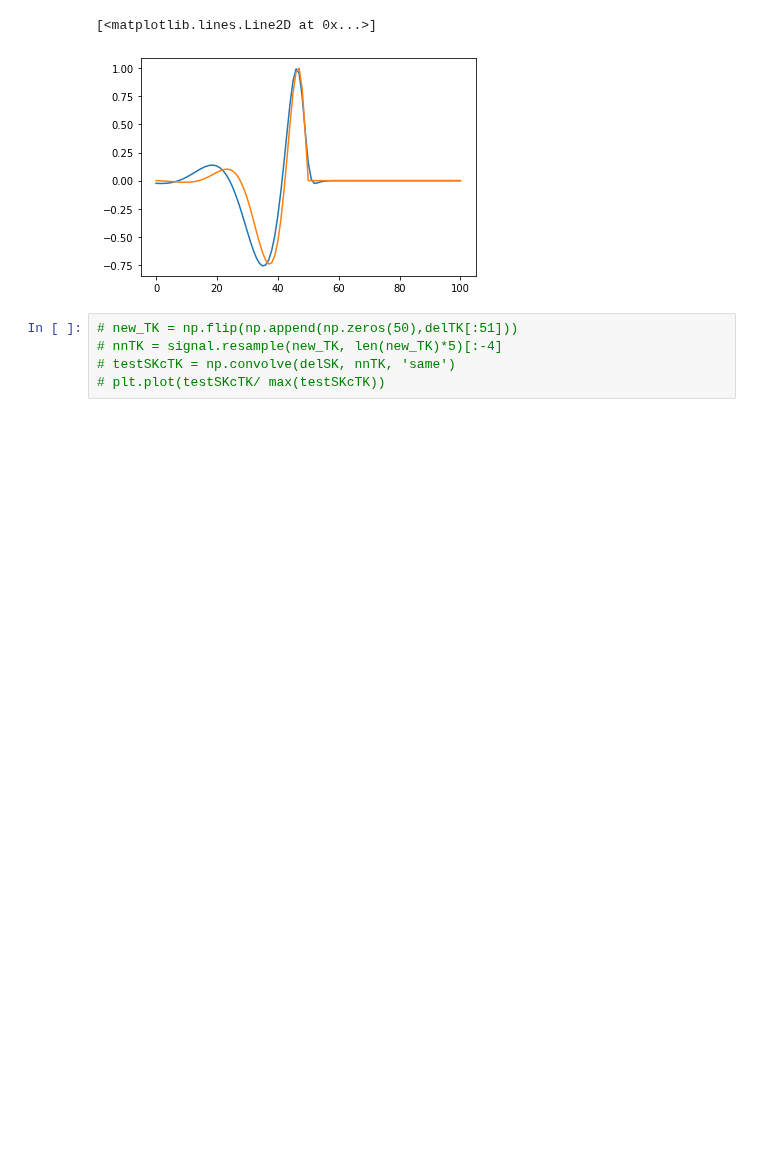
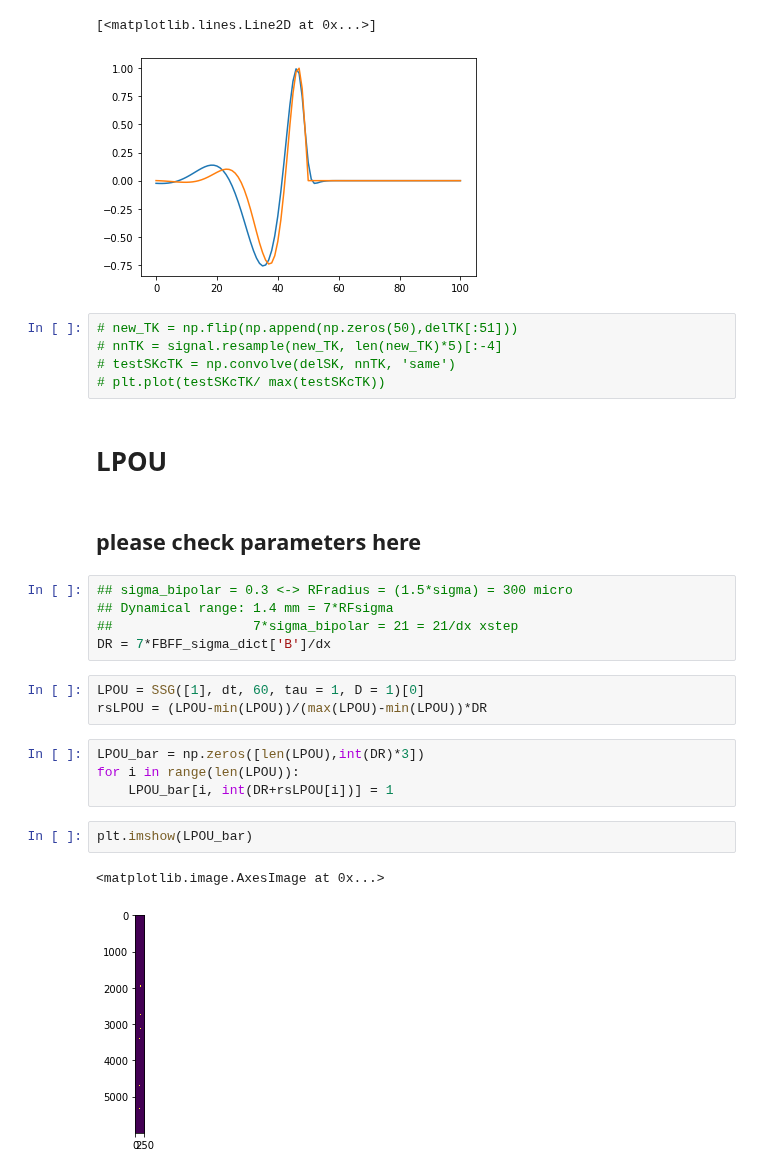
Before and after one commit to llincooi/retina_python, a Jupyter notebook: MB_FB_model/Show_spatial_filter (2D crosscorrelation)-RF-delta-Copy3.ipynb, the cells around one changed output. Saved outputs shown, nothing was run; the diff lists cells and outputs as text; blank space fills up the shorter version.

```diff
--- a/MB_FB_model/Show_spatial_filter (2D crosscorrelation)-RF-delta-Copy3.ipynb
+++ b/MB_FB_model/Show_spatial_filter (2D crosscorrelation)-RF-delta-Copy3.ipynb
@@ -574,3 +526,24 @@ plt.plot(new_TK/max(new_TK))
 # nnTK = signal.resample(new_TK, len(new_TK)*5)[:-4]
 # testSKcTK = np.convolve(delSK, nnTK, 'same')
 # plt.plot(testSKcTK/ max(testSKcTK))
+# %% [markdown]
+# LPOU
+# %% [markdown]
+## please check parameters here
+# %%
+## sigma_bipolar = 0.3 <-> RFradius = (1.5*sigma) = 300 micro
+## Dynamical range: 1.4 mm = 7*RFsigma
+##                  7*sigma_bipolar = 21 = 21/dx xstep
+DR = 7*FBFF_sigma_dict['B']/dx
+# %%
+LPOU = SSG([1], dt, 60, tau = 1, D = 1)[0]
+rsLPOU = (LPOU-min(LPOU))/(max(LPOU)-min(LPOU))*DR
+# %%
+LPOU_bar = np.zeros([len(LPOU),int(DR)*3])
+for i in range(len(LPOU)):
+    LPOU_bar[i, int(DR+rsLPOU[i])] = 1
+# %%
+plt.imshow(LPOU_bar)
+# %% [output]
+<matplotlib.image.AxesImage at 0x...>
+[figure, added]
```
Also changed, not shown: parts of 8 cells of this notebook, 1 other file.
